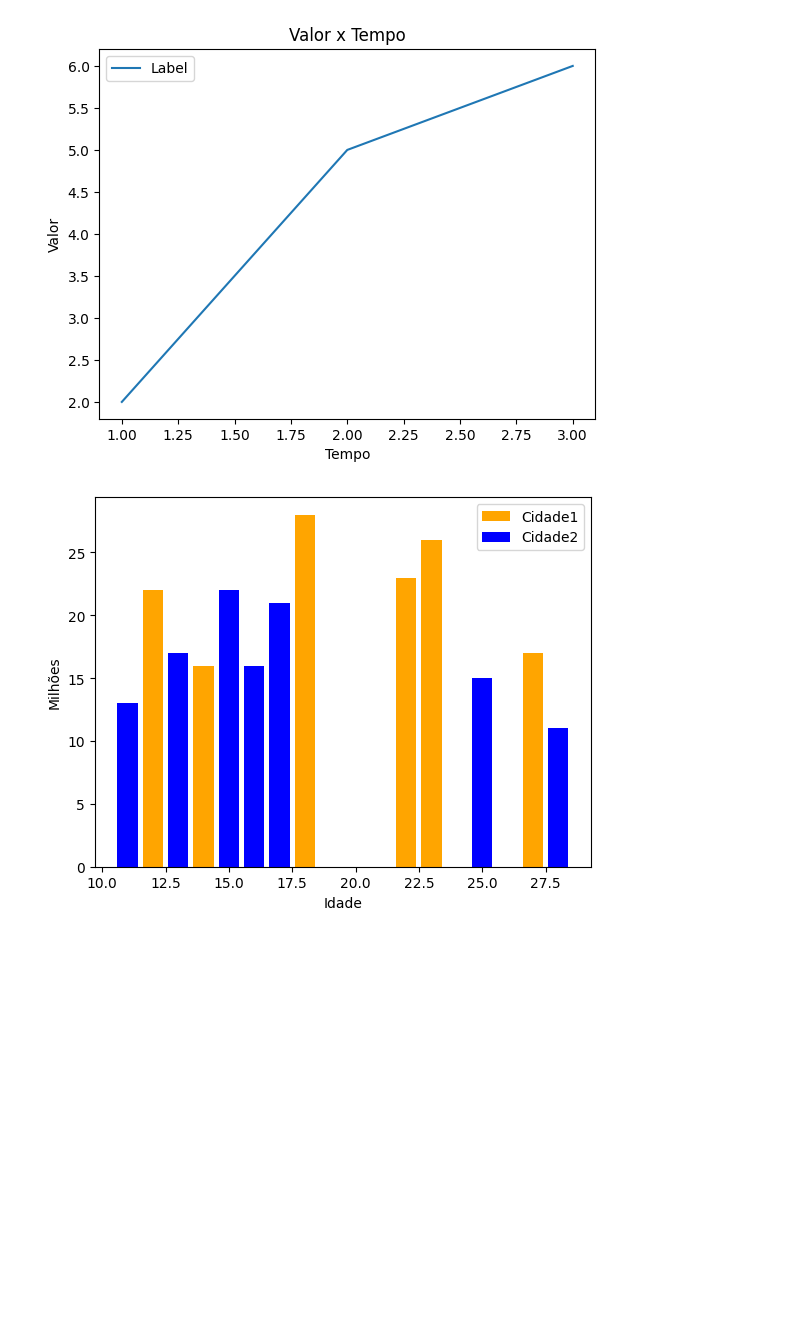
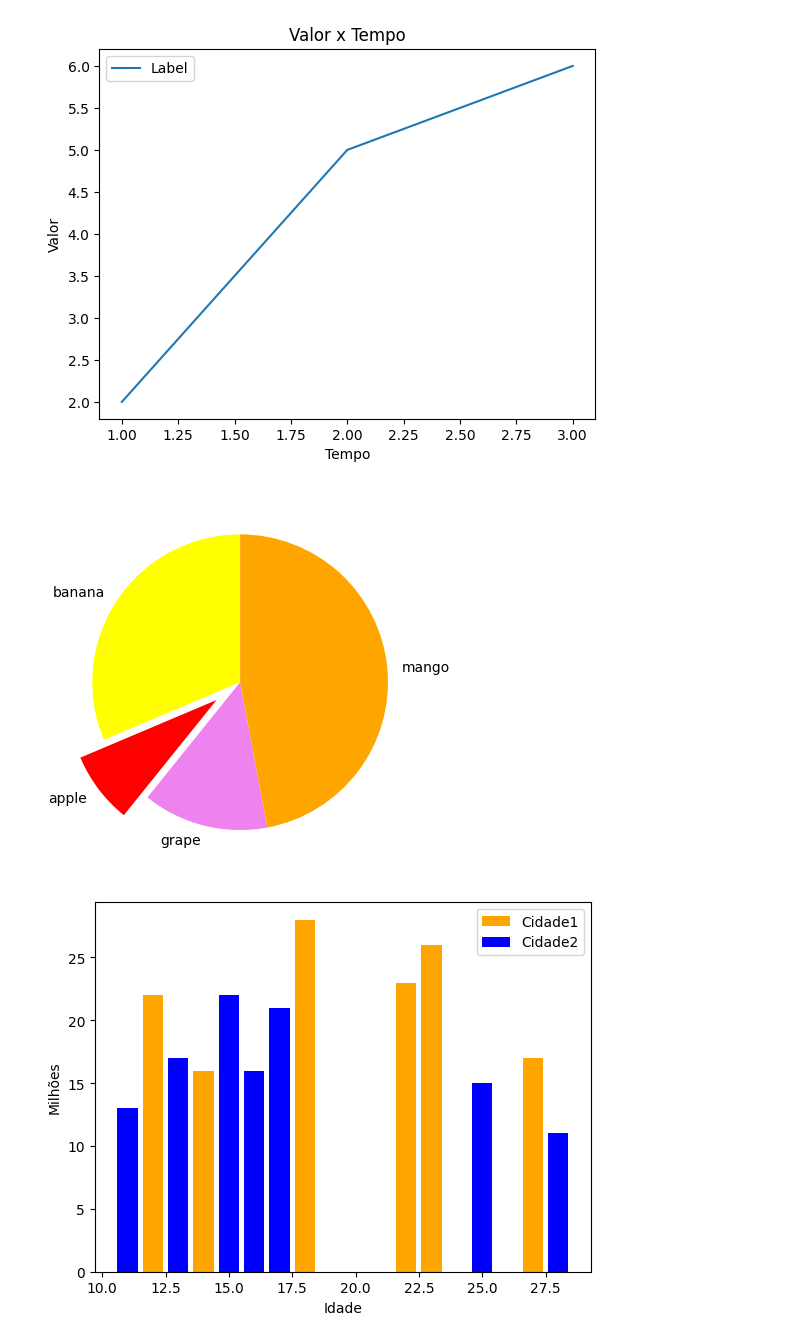
Before and after one commit to EmanuelQuintino/Data-Analysis-Course, a Jupyter notebook: 4-Data-Analytics/class-03-matplotlib/graphics.ipynb, the cells around one changed output. Saved outputs shown, nothing was run; the diff lists cells and outputs as text; code cells hidden in the pictures; blank space fills up the shorter version.

```diff
--- a/4-Data-Analytics/class-03-matplotlib/graphics.ipynb
+++ b/4-Data-Analytics/class-03-matplotlib/graphics.ipynb
@@ -14,6 +14,15 @@ plt.title("Valor x Tempo")
 plt.show()
 # %% [output]
 [figure]
+# %%
+# what is your favorite fruit?
+data = [80, 20, 35, 120]
+names = ["banana", "apple", "grape", "mango"]
+colors = ["yellow", "red", "violet", "orange"]
+plt.pie(data, labels=names, colors=colors, startangle=90, explode=(0, 0.2, 0, 0))
+plt.show()
+# %% [output]
+[figure, added]
 # %%
 list1 = [12, 14, 15, 27, 23, 25, 18, 22]
 list2 = [22, 16, 12, 17, 26, 15, 28, 23]
```
